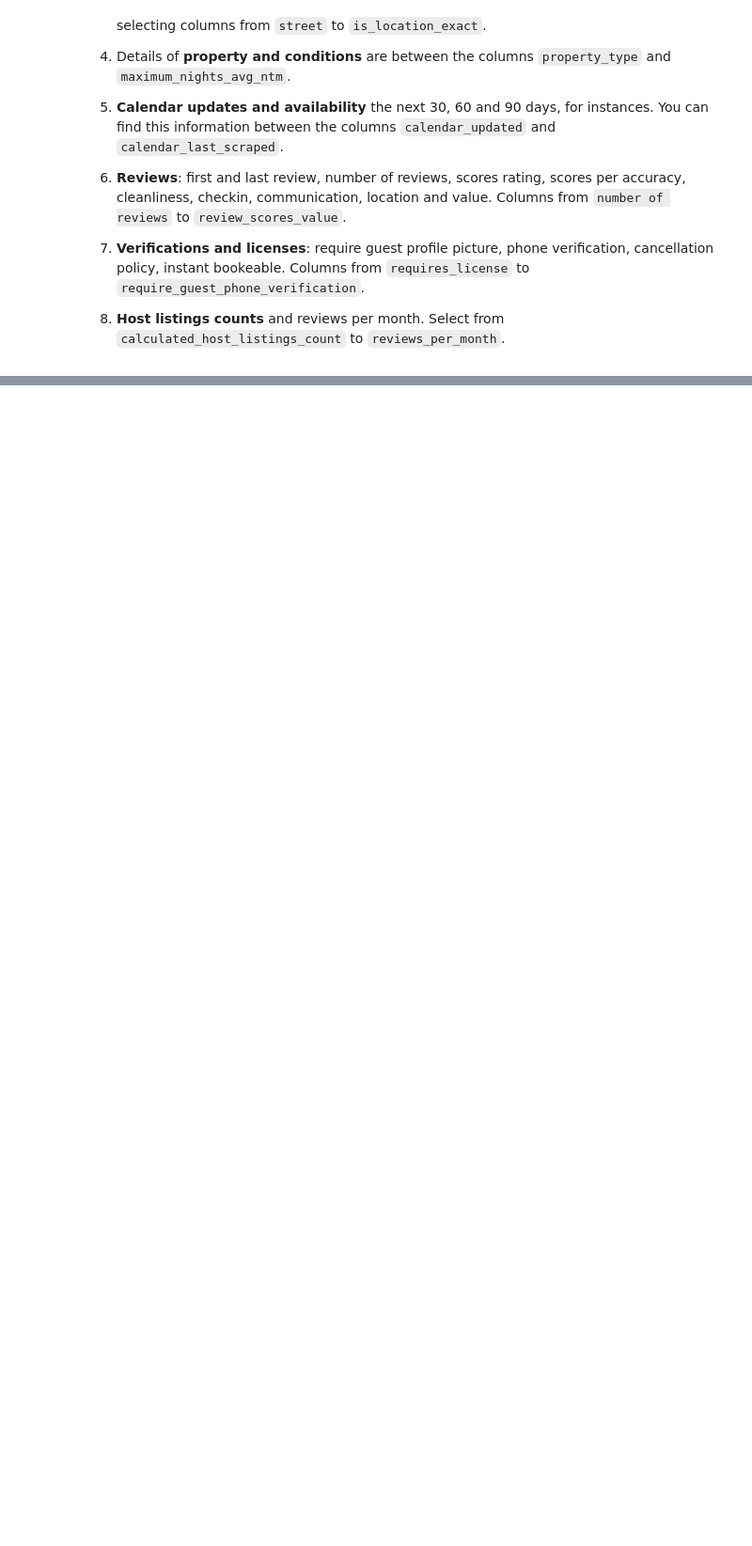
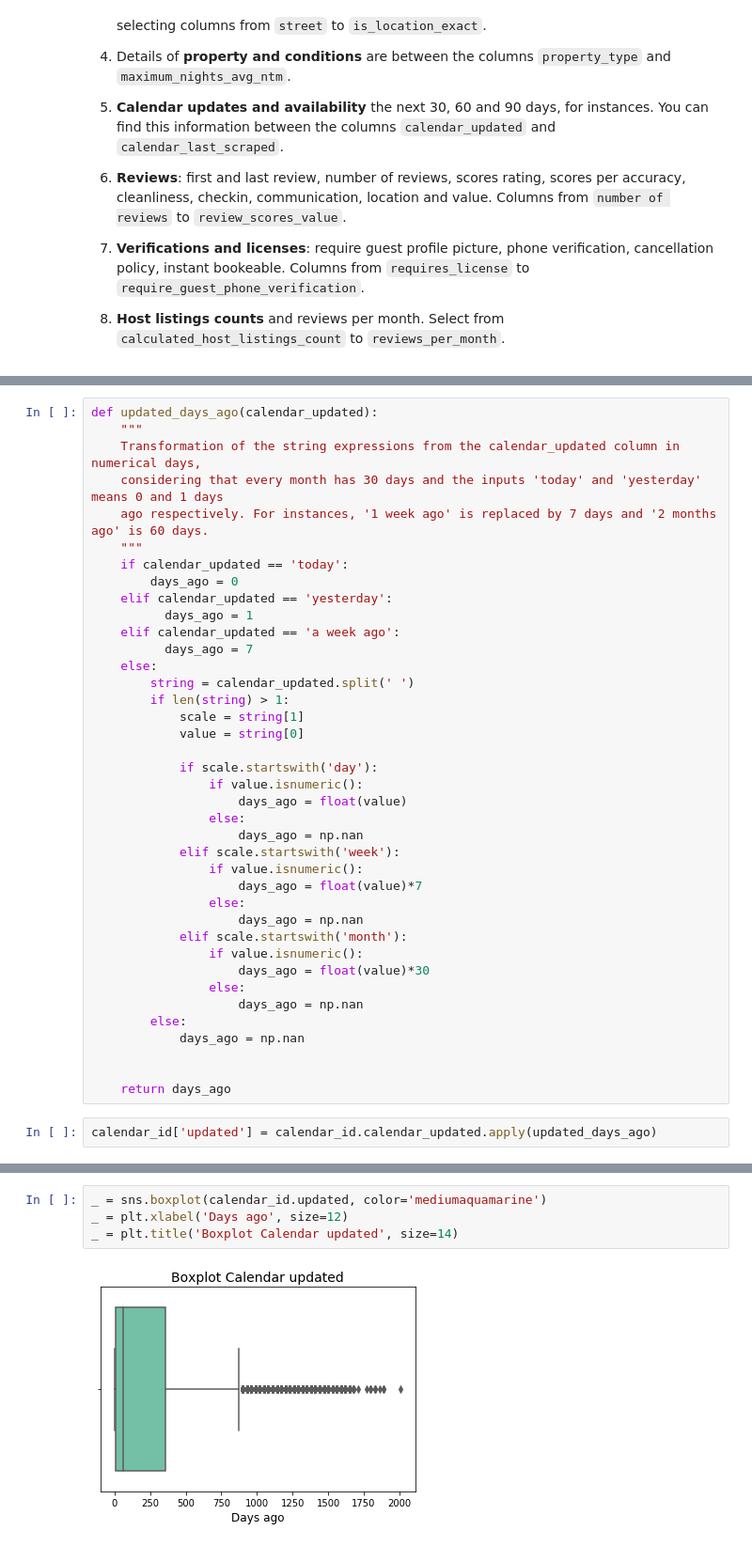
Before and after one commit to Daesparz/airbnb_amsterdam, a Jupyter notebook: Data_analysis/analysis_calendars_time_series.ipynb, the cells around one changed output, grey strips where cells are left out. Shown: that part at 94% size. Saved outputs shown, nothing was run; the diff lists cells and outputs as text; blank space fills up the shorter version.

Commit message:
analysis calendar by availability and districts

```diff
--- a/Data_analysis/analysis_calendars_time_series.ipynb
+++ b/Data_analysis/analysis_calendars_time_series.ipynb
@@ -156,0 +237,41 @@ A brief inspection of columns enable us to split them according to the following
+# %%
+def updated_days_ago(calendar_updated):
+    """
+    Transformation of the string expressions from the calendar_updated column in numerical days,
+    considering that every month has 30 days and the inputs 'today' and 'yesterday' means 0 and 1 days
+    ago respectively. For instances, '1 week ago' is replaced by 7 days and '2 months ago' is 60 days.
+    """
+    if calendar_updated == 'today':
+        days_ago = 0
+    elif calendar_updated == 'yesterday':
+          days_ago = 1
+    elif calendar_updated == 'a week ago':
+          days_ago = 7
+    else:
+        string = calendar_updated.split(' ')
+        if len(string) > 1:
+            scale = string[1]
+            value = string[0]
+
+            if scale.startswith('day'):
+                if value.isnumeric():
+                    days_ago = float(value)
+                else:
+                    days_ago = np.nan
+            elif scale.startswith('week'):
+                if value.isnumeric():
+                    days_ago = float(value)*7
+                else:
+                    days_ago = np.nan
+            elif scale.startswith('month'):
+                if value.isnumeric():
+                    days_ago = float(value)*30
+                else:
+                    days_ago = np.nan
+        else:
+            days_ago = np.nan
+
+
+    return days_ago
+# %%
+calendar_id['updated'] = calendar_id.calendar_updated.apply(updated_days_ago)
@@ -156,0 +280,6 @@ A brief inspection of columns enable us to split them according to the following
+# %%
+_ = sns.boxplot(calendar_id.updated, color='mediumaquamarine')
+_ = plt.xlabel('Days ago', size=12)
+_ = plt.title('Boxplot Calendar updated', size=14)
+# %% [output]
+[figure, added]
```
Also changed, not shown: parts of 35 cells of this notebook, 2 other files.
